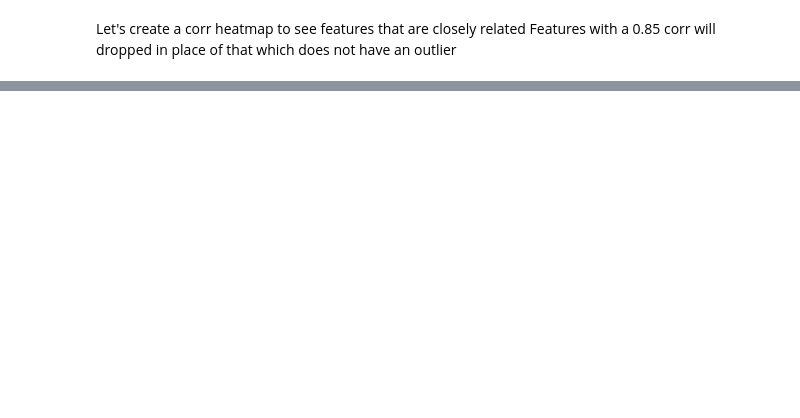
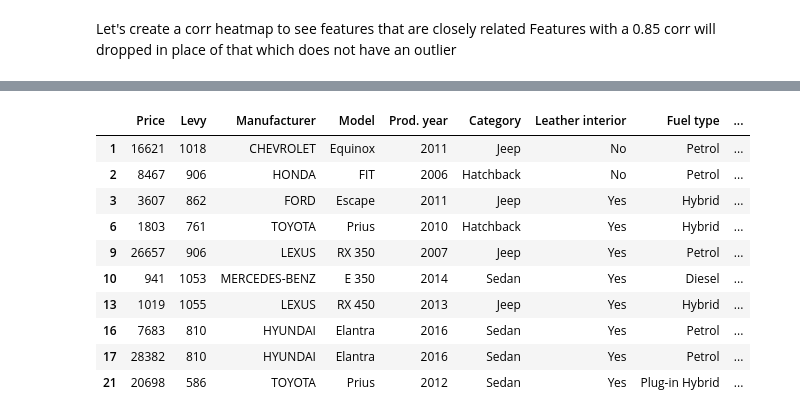
Before and after one commit to Aifedayo/data-science-maths, a Jupyter notebook: Projects/flask_server_car_price_pred_v2/model/car_price_prediction_model_v2.ipynb, the cells around one changed output, grey strips where cells are left out. Cells and saved outputs as stored; diff of their text form; code cells hidden in the pictures; blank space fills up the shorter version.

```diff
--- a/Projects/flask_server_car_price_pred_v2/model/car_price_prediction_model_v2.ipynb
+++ b/Projects/flask_server_car_price_pred_v2/model/car_price_prediction_model_v2.ipynb
@@ -305,0 +302,14 @@ df = df.drop('ID', axis=1)
+# %%
+df.head(10)
+# %% [output]
+|  | Price | Levy | Manufacturer | Model | Prod. year | Category | Leather interior | Fuel type | ... |
+| 1 | 16621 | 1018 | CHEVROLET | Equinox | 2011 | Jeep | No | Petrol | ... |
+| 2 | 8467 | 906 | HONDA | FIT | 2006 | Hatchback | No | Petrol | ... |
+| 3 | 3607 | 862 | FORD | Escape | 2011 | Jeep | Yes | Hybrid | ... |
+| 6 | 1803 | 761 | TOYOTA | Prius | 2010 | Hatchback | Yes | Hybrid | ... |
+| 9 | 26657 | 906 | LEXUS | RX 350 | 2007 | Jeep | Yes | Petrol | ... |
+| 10 | 941 | 1053 | MERCEDES-BENZ | E 350 | 2014 | Sedan | Yes | Diesel | ... |
+| 13 | 1019 | 1055 | LEXUS | RX 450 | 2013 | Jeep | Yes | Hybrid | ... |
+| 16 | 7683 | 810 | HYUNDAI | Elantra | 2016 | Sedan | Yes | Petrol | ... |
+| 17 | 28382 | 810 | HYUNDAI | Elantra | 2016 | Sedan | Yes | Petrol | ... |
+| 21 | 20698 | 586 | TOYOTA | Prius | 2012 | Sedan | Yes | Plug-in Hybrid | ... |
```
Also changed, not shown: parts of 19 cells of this notebook.
